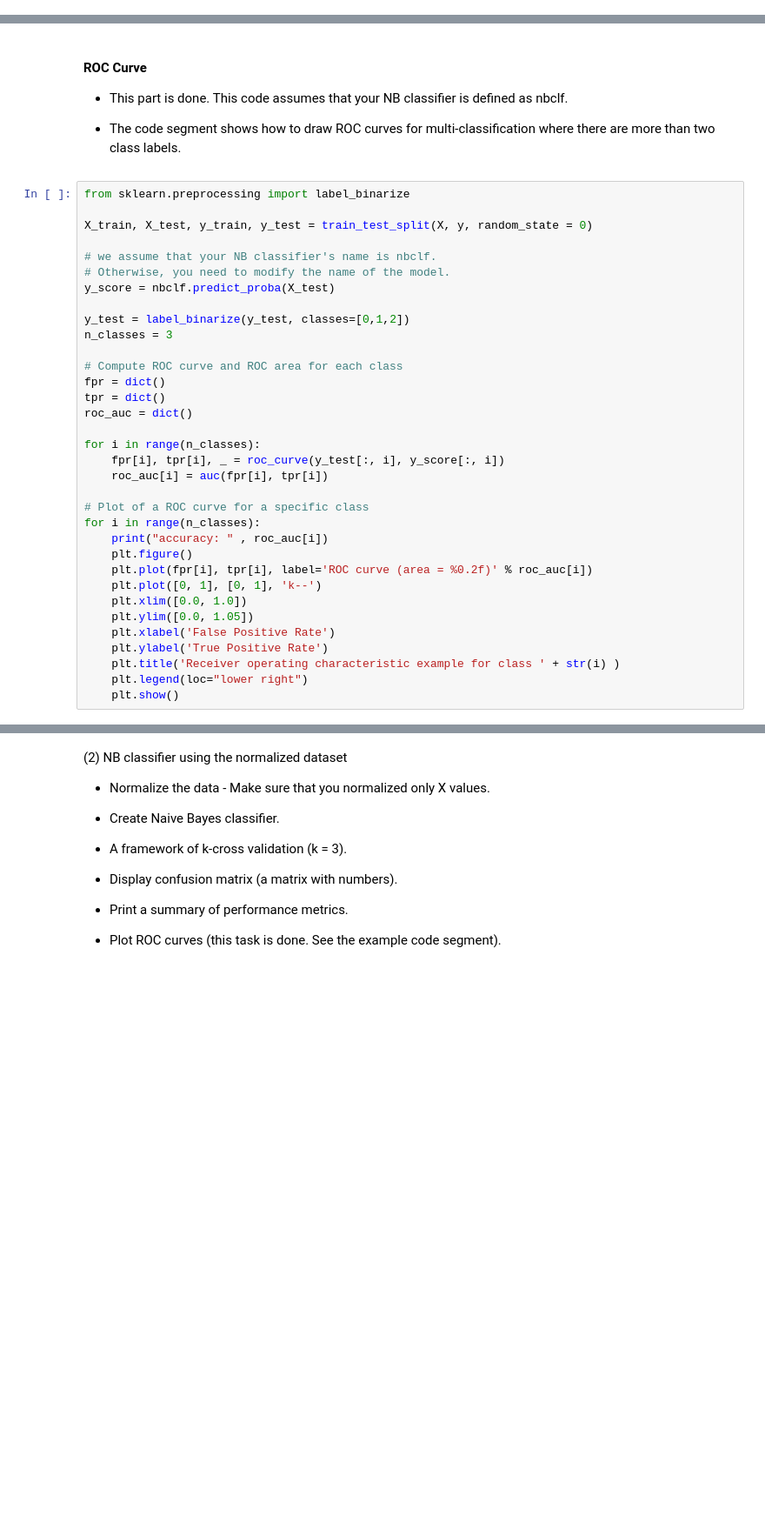
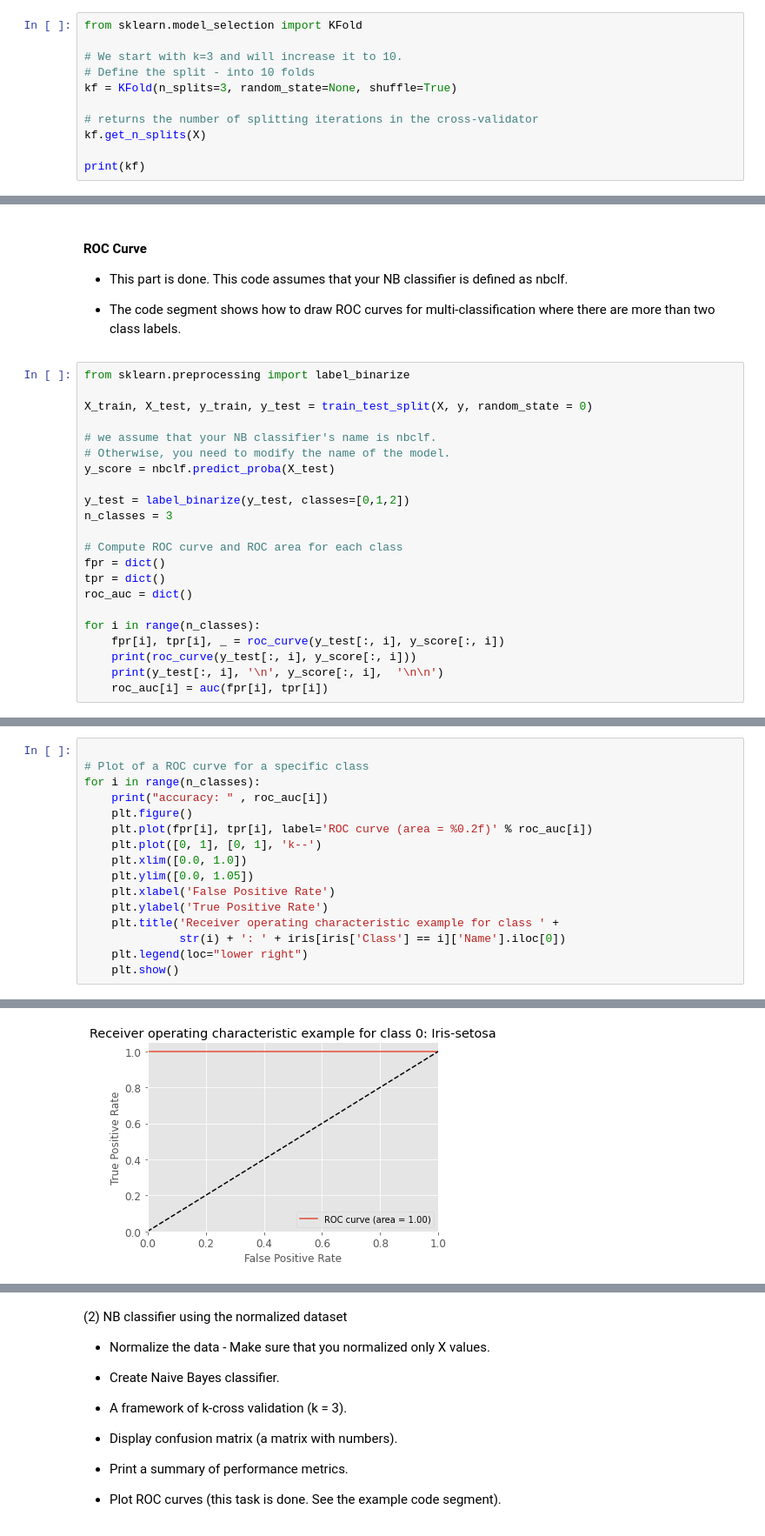
Before and after one commit to miamrodgers/4310-ML, a Jupyter notebook: ME3_NativeBayes/NaiveBayes.ipynb, the cells around one changed output, grey strips where cells are left out. Shown: that part at 87% size. Drawn from its saved outputs; the diff is of its cells as text; blank space fills up the shorter version.

```diff
--- a/ME3_NativeBayes/NaiveBayes.ipynb
+++ b/ME3_NativeBayes/NaiveBayes.ipynb
@@ -401,0 +618,11 @@ print(y.head())
+# %%
+from sklearn.model_selection import KFold
+
+# We start with k=3 and will increase it to 10.
+# Define the split - into 10 folds
+kf = KFold(n_splits=3, random_state=None, shuffle=True)
+
+# returns the number of splitting iterations in the cross-validator
+kf.get_n_splits(X)
+
+print(kf)
@@ -424,18 +724,6 @@ roc_auc = dict()
 
 for i in range(n_classes):
     fpr[i], tpr[i], _ = roc_curve(y_test[:, i], y_score[:, i])
+    print(roc_curve(y_test[:, i], y_score[:, i]))
+    print(y_test[:, i], '\n', y_score[:, i],  '\n\n')
     roc_auc[i] = auc(fpr[i], tpr[i])
-
-# Plot of a ROC curve for a specific class
-for i in range(n_classes):
-    print("accuracy: " , roc_auc[i])
-    plt.figure()
-    plt.plot(fpr[i], tpr[i], label='ROC curve (area = %0.2f)' % roc_auc[i])
-    plt.plot([0, 1], [0, 1], 'k--')
-    plt.xlim([0.0, 1.0])
-    plt.ylim([0.0, 1.05])
-    plt.xlabel('False Positive Rate')
-    plt.ylabel('True Positive Rate')
-    plt.title('Receiver operating characteristic example for class ' + str(i) )
-    plt.legend(loc="lower right")
-    plt.show()
@@ -441,0 +757,17 @@ for i in range(n_classes):
+# %%
+
+# Plot of a ROC curve for a specific class
+for i in range(n_classes):
+    print("accuracy: " , roc_auc[i])
+    plt.figure()
+    plt.plot(fpr[i], tpr[i], label='ROC curve (area = %0.2f)' % roc_auc[i])
+    plt.plot([0, 1], [0, 1], 'k--')
+    plt.xlim([0.0, 1.0])
+    plt.ylim([0.0, 1.05])
+    plt.xlabel('False Positive Rate')
+    plt.ylabel('True Positive Rate')
+    plt.title('Receiver operating characteristic example for class ' +
+              str(i) + ': ' + iris[iris['Class'] == i]['Name'].iloc[0])
+    plt.legend(loc="lower right")
+    plt.show()
+# %% [output]
@@ -441,0 +775 @@ for i in range(n_classes):
+[figure, added]
```
Also changed, not shown: parts of 49 cells of this notebook, 1 other file.
